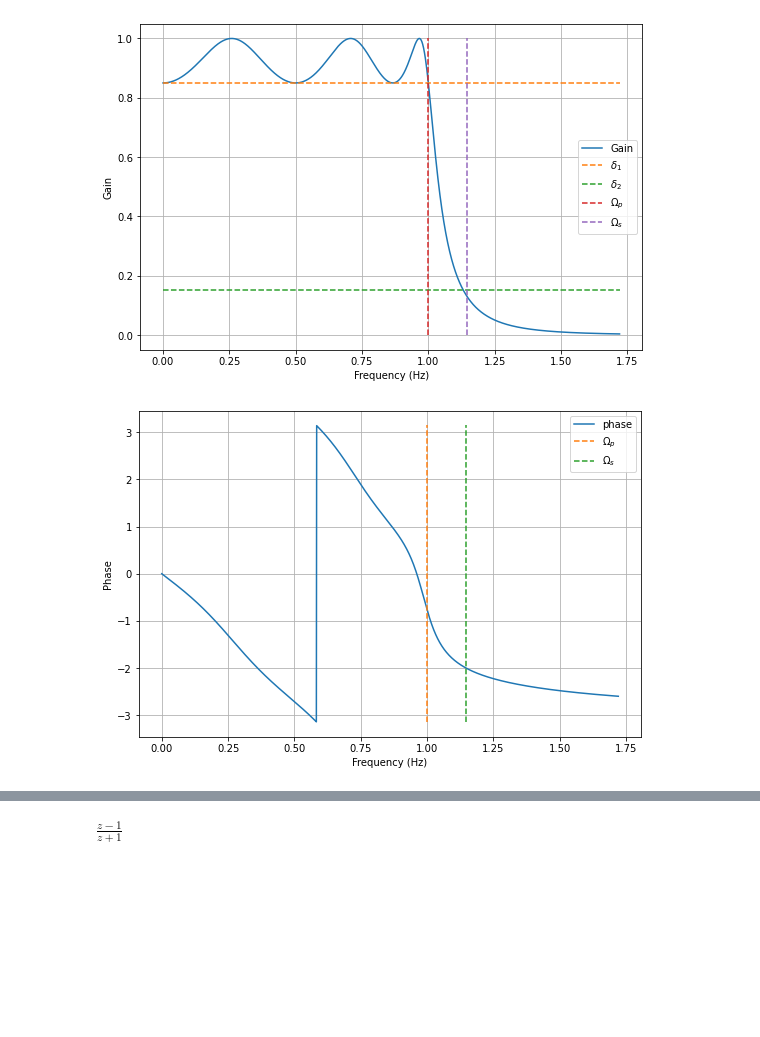
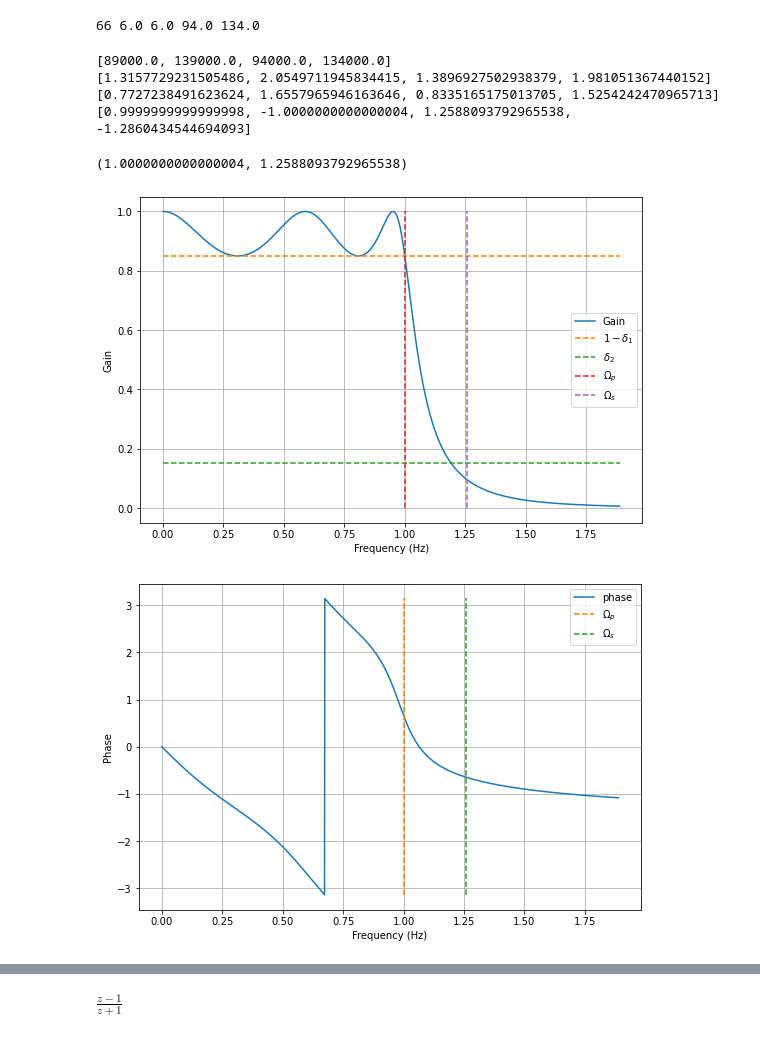
Before and after one commit to prateekgargX/DSP-Filter-Design, a Jupyter notebook: chebyshev.ipynb, the cells around one changed output, grey strips where cells are left out. Drawn from its saved outputs; the diff is of its cells as text; code cells hidden in the pictures; blank space fills up the shorter version.

```diff
--- a/chebyshev.ipynb
+++ b/chebyshev.ipynb
@@ -5,6 +5,16 @@ import matplotlib.pyplot as plt
 plt.rcParams["figure.figsize"] = (9,6)
 from utils import *
 from filters import *
+# %%
+m = 66
+q = np.ceil(0.1*m)-1
+r = m -10*q
+BL = 10+3*q + 11*r
+BH = BL + 40
+
+print(m,q,r,BL,BH)
+# %% [output]
+66 6.0 6.0 94.0 134.0
 # %%
 delta1 = 0.15
 delta2 = 0.15
@@ -18,6 +28,20 @@ fp1,fp2,fs1,fs2,f_samp = 113000,198000,118000,193000,600000
+# %%
+print([fp1,fp2,fs1,fs2])
+print([wp1,wp2,ws1,ws2])
+print([Op1,Op2,Os1,Os2])
+print([OLp1,OLp2,OLs1,OLs2])
+# %% [output]
+[89000.0, 139000.0, 94000.0, 134000.0]
+[1.3157729231505486, 2.0549711945834415, 1.3896927502938379, 1.981051367440152]
+[0.7727238491623624, 1.6557965946163646, 0.8335165175013705, 1.5254242470965713]
+[0.9999999999999998, -1.0000000000000004, 1.2588093792965538, -1.2860434544694093]
 # %%
 omega_p,omega_s = max(abs(OLp1),abs(OLp2)),min(abs(OLs1),abs(OLs2))
 cheby_lp,N,eps,poles = Chebyshev(delta1,delta2,omega_p,omega_s)
+# %%
+omega_p,omega_s
+# %% [output]
+(1.0000000000000004, 1.2588093792965538)
 # %%
 ang_freq = np.linspace(0,1.5*omega_s,1401)
 response = np.vectorize(cheby_lp)(ang_freq*(1j))
@@ -26,35 +50,35 @@ mag_resp = np.absolute(response)
 phase = np.angle(response)
 # %%
 plt.plot(ang_freq,mag_resp,label="Gain")
-plt.plot([ang_freq[0],ang_freq[-1]], [1-delta1,1-delta1],'--', label='$\delta_1$')
+plt.plot([ang_freq[0],ang_freq[-1]], [1-delta1,1-delta1],'--', label='$1-\delta_1$')
 plt.plot([ang_freq[0],ang_freq[-1]], [delta2,delta2],'--', label='$\delta_2$')
 plt.plot([omega_p,omega_p], [0,1],'--', label='$\Omega_p$')
 plt.plot([omega_s,omega_s], [0,1],'--', label='$\Omega_s$')
 # plt.plot([omega_c,omega_c], [0,1],'--', label='$\Omega_c$')
 
 plt.xlabel('Frequency (Hz)')
 plt.ylabel('Gain')
 plt.grid(True)
 plt.legend(loc='best')
 
 plt.savefig('Gain_sL.pdf')
 
 plt.show()
 
 plt.plot(ang_freq,phase,label="phase")
 plt.plot([omega_p,omega_p], [-pi,pi],'--', label='$\Omega_p$')
 plt.plot([omega_s,omega_s], [-pi,pi],'--', label='$\Omega_s$')
 # plt.plot([omega_c,omega_c], [-pi,pi],'--', label='$\Omega_c$')
 
 plt.xlabel('Frequency (Hz)')
 plt.ylabel('Phase')
 plt.grid(True)
 plt.legend(loc='best')
 plt.savefig('Phase_sL.pdf')
 plt.show()
 # %% [output]
-[figure, old version]
+[figure, new version]
-[figure, old version]
+[figure, new version]
 # %%
 fig = plt.figure()
 ax = fig.add_subplot(projection='polar')
```
Also changed, not shown: parts of 22 cells of this notebook.
